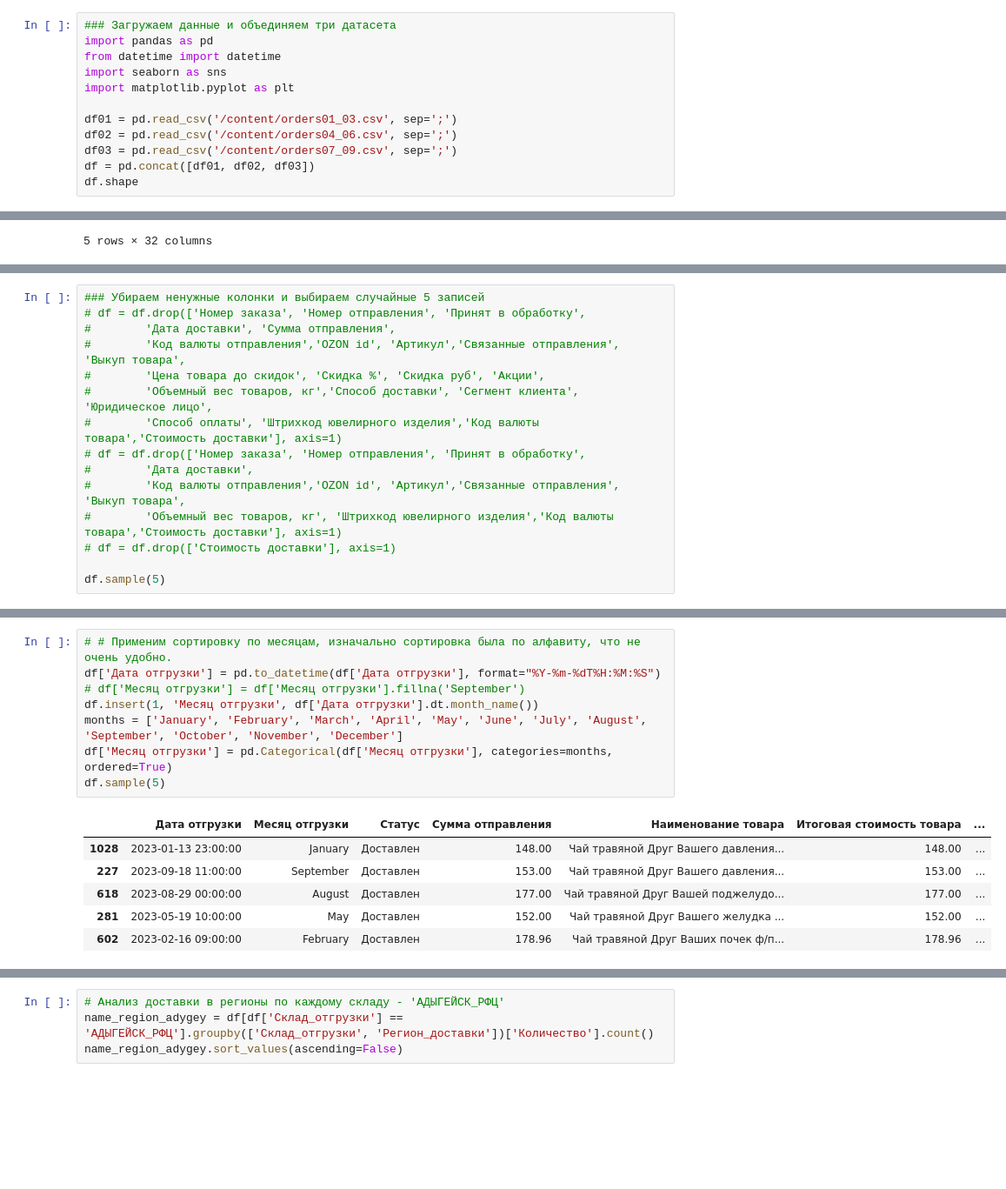
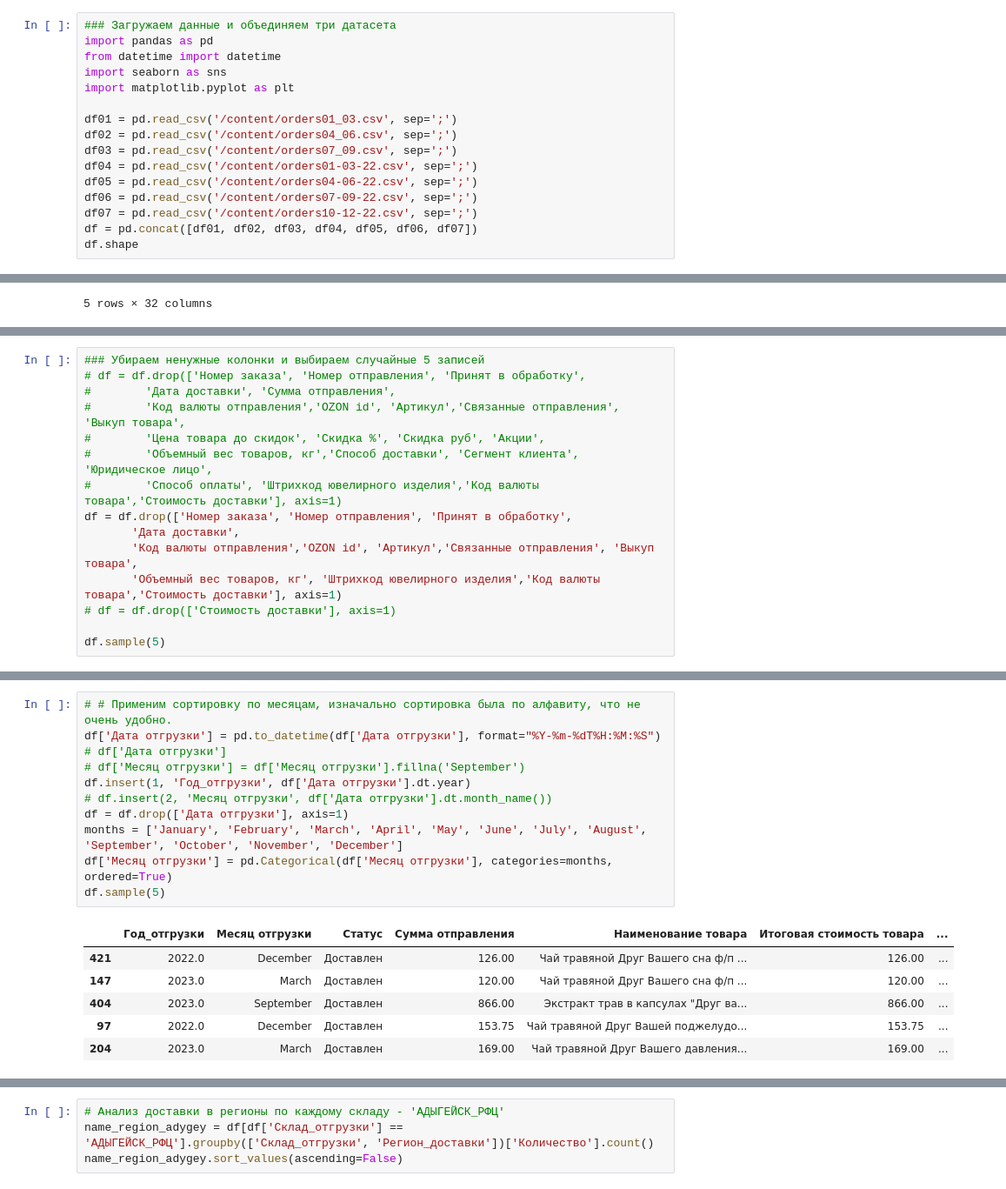
Before and after one commit to dim447/data_analyst, a Jupyter notebook: FitoFarm01_09.ipynb, the cells around one changed output, grey strips where cells are left out. Shown at 87% size. Drawn from its saved outputs; the diff is of its cells as text; blank space fills up the shorter version.

```diff
--- a/FitoFarm01_09.ipynb
+++ b/FitoFarm01_09.ipynb
@@ -60,6 +60,10 @@ import matplotlib.pyplot as plt
 df01 = pd.read_csv('/content/orders01_03.csv', sep=';')
 df02 = pd.read_csv('/content/orders04_06.csv', sep=';')
 df03 = pd.read_csv('/content/orders07_09.csv', sep=';')
-df = pd.concat([df01, df02, df03])
+df04 = pd.read_csv('/content/orders01-03-22.csv', sep=';')
+df05 = pd.read_csv('/content/orders04-06-22.csv', sep=';')
+df06 = pd.read_csv('/content/orders07-09-22.csv', sep=';')
+df07 = pd.read_csv('/content/orders10-12-22.csv', sep=';')
+df = pd.concat([df01, df02, df03, df04, df05, df06, df07])
 df.shape
 # %% [output]
@@ -102,10 +130,10 @@ Index(['Дата отгрузки', 'Статус', 'Сумма отправле
 #        'Цена товара до скидок', 'Скидка %', 'Скидка руб', 'Акции',
 #        'Объемный вес товаров, кг','Способ доставки', 'Сегмент клиента', 'Юридическое лицо',
 #        'Способ оплаты', 'Штрихкод ювелирного изделия','Код валюты товара','Стоимость доставки'], axis=1)
-# df = df.drop(['Номер заказа', 'Номер отправления', 'Принят в обработку',
-#        'Дата доставки',
-#        'Код валюты отправления','OZON id', 'Артикул','Связанные отправления', 'Выкуп товара',
-#        'Объемный вес товаров, кг', 'Штрихкод ювелирного изделия','Код валюты товара','Стоимость доставки'], axis=1)
+df = df.drop(['Номер заказа', 'Номер отправления', 'Принят в обработку',
+       'Дата доставки',
+       'Код валюты отправления','OZON id', 'Артикул','Связанные отправления', 'Выкуп товара',
+       'Объемный вес товаров, кг', 'Штрихкод ювелирного изделия','Код валюты товара','Стоимость доставки'], axis=1)
 # df = df.drop(['Стоимость доставки'], axis=1)
 
 df.sample(5)
@@ -139,15 +167,18 @@ df.describe()
 # %%
 # # Применим сортировку по месяцам, изначально сортировка была по алфавиту, что не очень удобно.
 df['Дата отгрузки'] = pd.to_datetime(df['Дата отгрузки'], format="%Y-%m-%dT%H:%M:%S")
+# df['Дата отгрузки']
 # df['Месяц отгрузки'] = df['Месяц отгрузки'].fillna('September')
-df.insert(1, 'Месяц отгрузки', df['Дата отгрузки'].dt.month_name())
+df.insert(1, 'Год_отгрузки', df['Дата отгрузки'].dt.year)
+# df.insert(2, 'Месяц отгрузки', df['Дата отгрузки'].dt.month_name())
+df = df.drop(['Дата отгрузки'], axis=1)
 months = ['January', 'February', 'March', 'April', 'May', 'June', 'July', 'August', 'September', 'October', 'November', 'December']
 df['Месяц отгрузки'] = pd.Categorical(df['Месяц отгрузки'], categories=months, ordered=True)
 df.sample(5)
 # %% [output]
-|  | Дата отгрузки | Месяц отгрузки | Статус | Сумма отправления | Наименование товара | Итоговая стоимость товара | ... |
-| 1028 | 2023-01-13 23:00:00 | January | Доставлен | 148.00 | Чай травяной Друг Вашего давления... | 148.00 | ... |
-| 227 | 2023-09-18 11:00:00 | September | Доставлен | 153.00 | Чай травяной Друг Вашего давления... | 153.00 | ... |
-| 618 | 2023-08-29 00:00:00 | August | Доставлен | 177.00 | Чай травяной Друг Вашей поджелудо... | 177.00 | ... |
-| 281 | 2023-05-19 10:00:00 | May | Доставлен | 152.00 | Чай травяной Друг Вашего желудка ... | 152.00 | ... |
-| 602 | 2023-02-16 09:00:00 | February | Доставлен | 178.96 | Чай травяной Друг Ваших почек ф/п... | 178.96 | ... |
+|  | Год_отгрузки | Месяц отгрузки | Статус | Сумма отправления | Наименование товара | Итоговая стоимость товара | ... |
+| 421 | 2022.0 | December | Доставлен | 126.00 | Чай травяной Друг Вашего сна ф/п ... | 126.00 | ... |
+| 147 | 2023.0 | March | Доставлен | 120.00 | Чай травяной Друг Вашего сна ф/п ... | 120.00 | ... |
+| 404 | 2023.0 | September | Доставлен | 866.00 | Экстракт трав в капсулах "Друг ва... | 866.00 | ... |
+| 97 | 2022.0 | December | Доставлен | 153.75 | Чай травяной Друг Вашей поджелудо... | 153.75 | ... |
+| 204 | 2023.0 | March | Доставлен | 169.00 | Чай травяной Друг Вашего давления... | 169.00 | ... |
```
Also changed, not shown: parts of 29 cells of this notebook.
